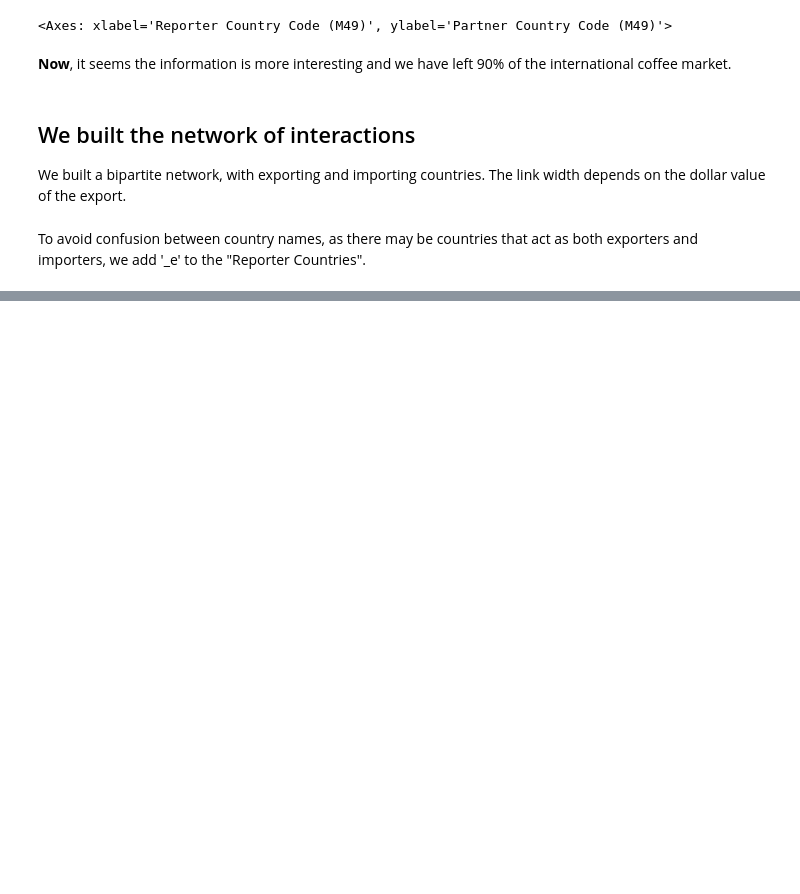
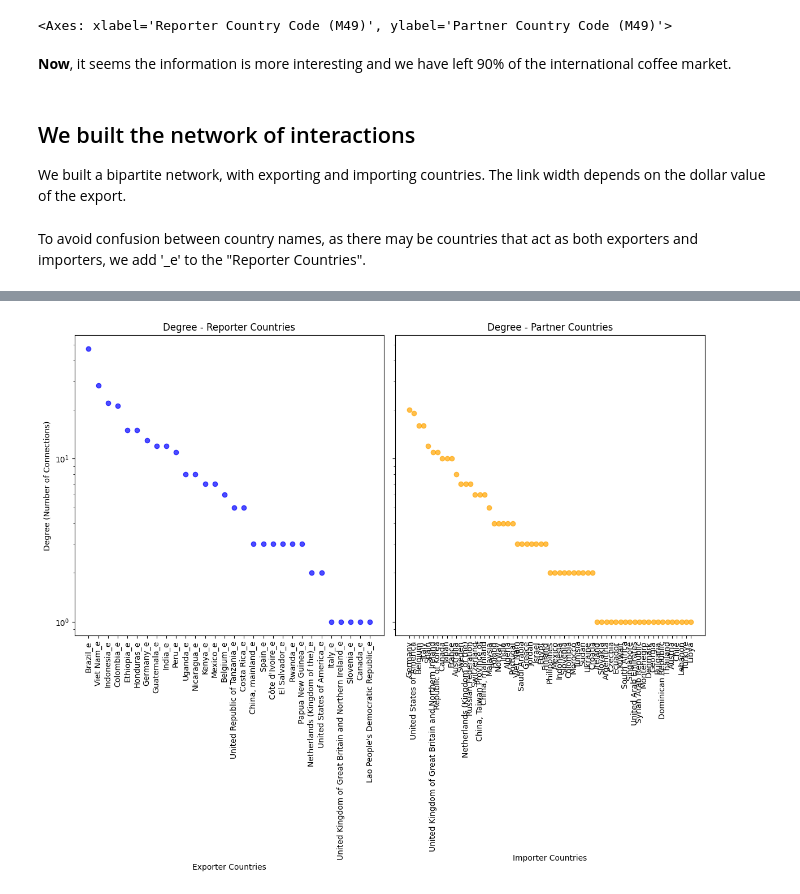
Before and after one commit to galeanojav/FAONet, a Jupyter notebook: FAONet_example.ipynb, the cells around one changed output, grey strips where cells are left out. Cells and saved outputs as stored; diff of their text form; code cells hidden in the pictures; blank space fills up the shorter version.

```diff
--- a/FAONet_example.ipynb
+++ b/FAONet_example.ipynb
@@ -78,0 +129,4 @@ print(degree_df.head())
+# %%
+plot_degree_comparison(degree_export, degree_import, reporter_country_col="Node", partner_country_col="Node",use_log_scale=True)
+# %% [output]
+[figure, added]
```
Also changed, not shown: parts of 12 cells of this notebook.
